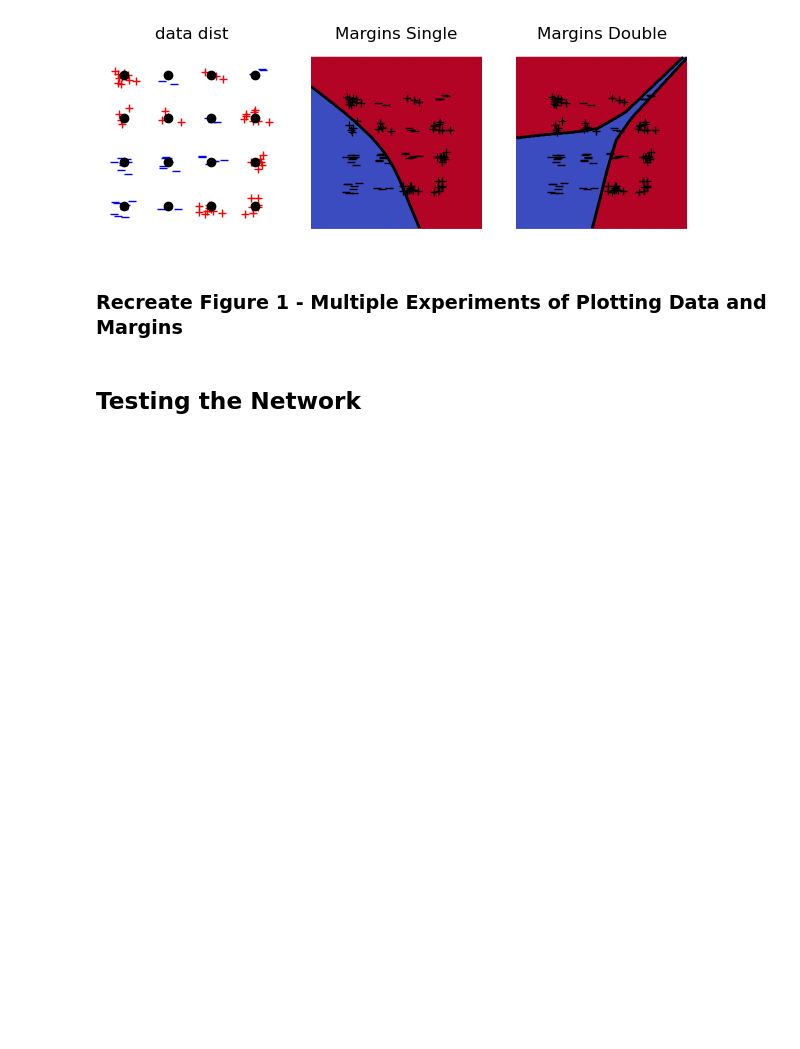
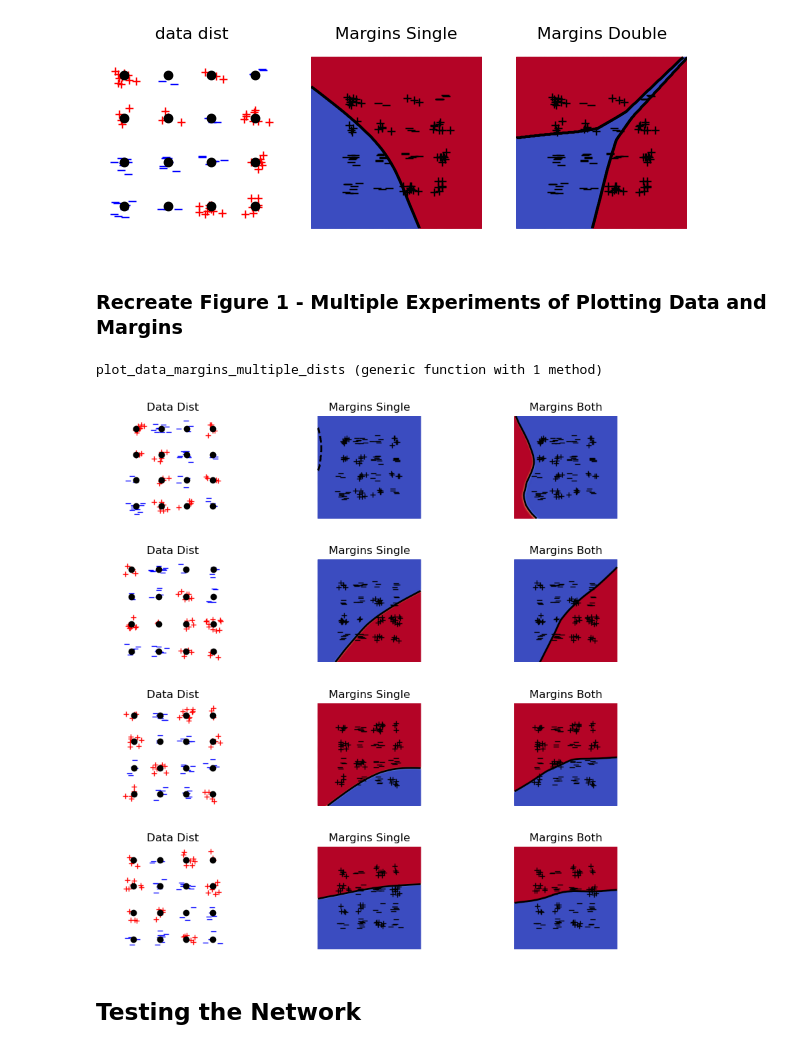
Before and after one commit to K-Shah3/chizatbach_dlproject, a Jupyter notebook: project.ipynb, the cells around one changed output. Saved outputs shown, nothing was run; the diff lists cells and outputs as text; code cells hidden in the pictures; blank space fills up the shorter version.

```diff
--- a/project.ipynb
+++ b/project.ipynb
@@ -264,3 +285,48 @@ end
+# %%
+function plot_data_margins_multiple_dists(k, n, m, niter, repeats; save_flag=false, save_name="dist_and_margins", activation_function=relu_act)
+    PyPlot.clf()
+    fig = figure("data dist and margins")
+    fig.set_figheight(10)
+    fig.set_figwidth(10)
+    for i in 1:repeats
+        X, Y = get_X_Y(k, n)
+        Ws_single, loss_single, margins_single, betas_single = train_network_given_X_Y(X, Y, m, niter; stepsize=0.5, both=false, activation_function=activation_function)
+        Ws_both, loss_both, margins_both, betas_both = train_network_given_X_Y(X, Y, m, niter; stepsize=0.5, both=true, activation_function=activation_function)
+
+        subplot(repeats, 3, (3*i)-2)
+        p1 = plot_data(X, Y, k; save_flag=false, name="data_dist_1")
+        # axis("equal");axis("off")
+        PyPlot.title("Data Dist")
+
+        subplot(repeats, 3, (3*i)-1)
+        p2 = plot_margins(X, Y, Ws_single; save_flag=false, name="single")
+        # axis("equal");axis("off")
+        PyPlot.title("Margins Single")
+
+        subplot(repeats, 3, (3*i))
+        p3 = plot_margins(X, Y, Ws_both; save_flag=false, name="single")
+        # axis("equal");axis("off")
+        PyPlot.title("Margins Both")
+    end
+
+    if save_flag
+        savefig("diagrams/" * save_name * ".pdf", bbox_inches="tight")
+    end
+end
+# %% [output]
+plot_data_margins_multiple_dists (generic function with 1 method)
+# %%
+k = 4
+n = 100
+m = 500
+niter = 20
+repeats = 4
+save = false
+
+plot_data_margins_multiple_dists(k, n, m, niter, repeats; save_flag=save, save_name="dist_and_margins", activation_function=relu_act)
+gcf()
+# %% [output]
+[figure, added]
 # %% [markdown]
 ## Testing the Network
 # %%
```
Also changed, not shown: parts of 9 cells of this notebook.
